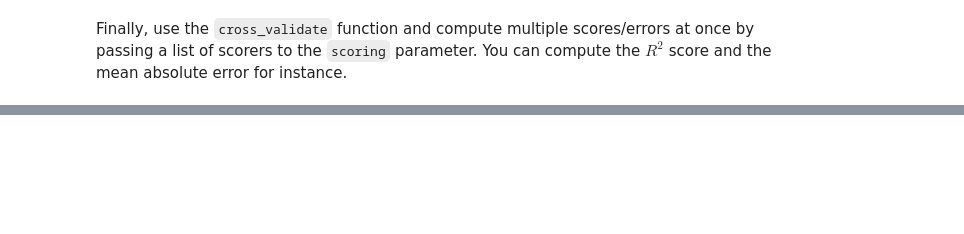
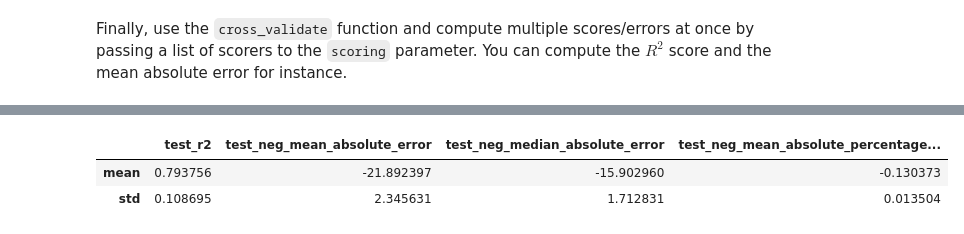
Before and after one commit to royaad/INRIA-ML-scikit-learn, a Jupyter notebook: Module 7/752_metrics_ex_02.ipynb, the cells around one changed output, grey strips where cells are left out. Saved outputs shown, nothing was run; the diff lists cells and outputs as text; code cells hidden in the pictures; blank space fills up the shorter version.

```diff
--- a/Module 7/752_metrics_ex_02.ipynb
+++ b/Module 7/752_metrics_ex_02.ipynb
@@ -44,0 +77,6 @@ compute the $R^2$ score and the mean absolute error for instance.
+# %%
+metrics.describe().loc[['mean', 'std']]
+# %% [output]
+|  | test_r2 | test_neg_mean_absolute_error | test_neg_median_absolute_error | test_neg_mean_absolute_percentage... |
+| mean | 0.793756 | -21.892397 | -15.902960 | -0.130373 |
+| std | 0.108695 | 2.345631 | 1.712831 | 0.013504 |
```
Also changed, not shown: parts of 9 cells of this notebook, 3 other files.
